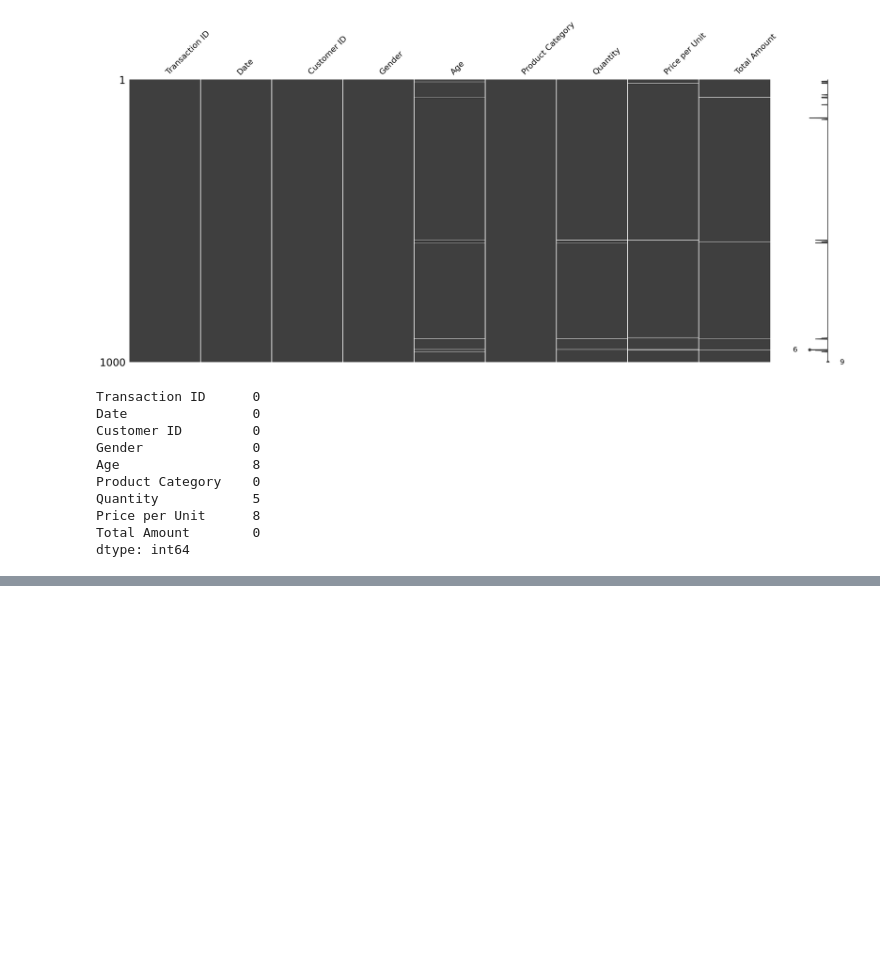
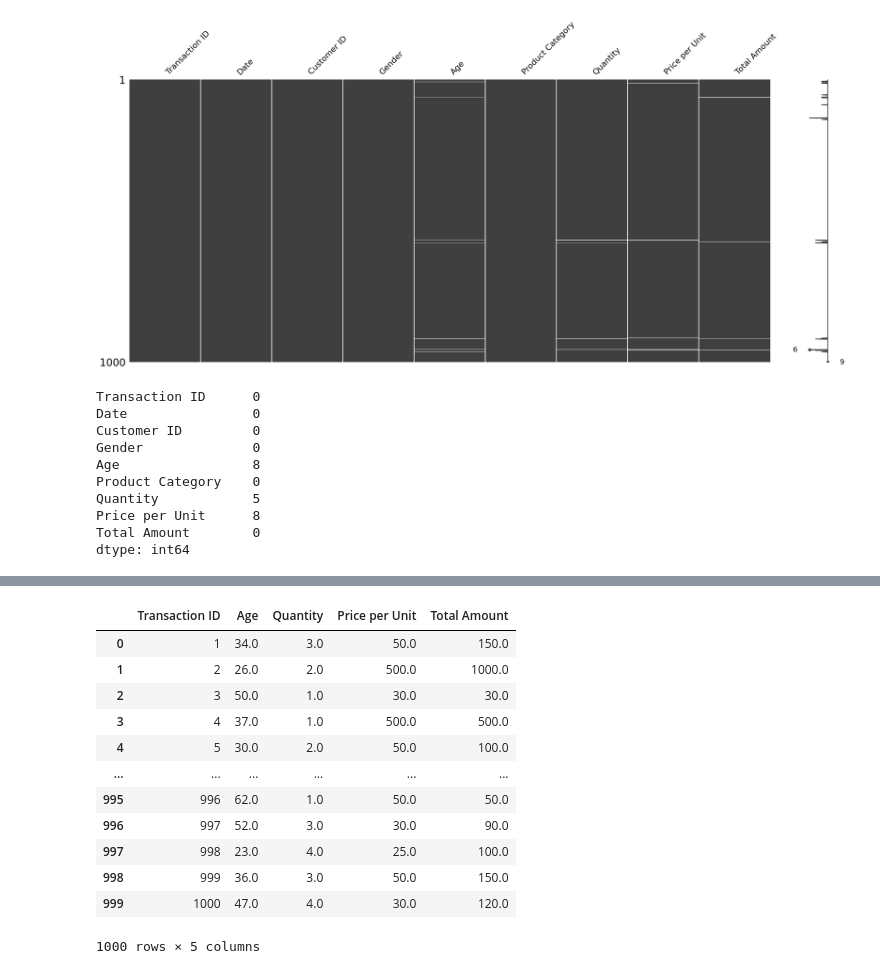
Before and after one commit to mr-prince-yadav/OJT-AI, a Jupyter notebook: Missing Values.IPYNB, the cells around one changed output, grey strips where cells are left out. Cells and saved outputs as stored; diff of their text form; code cells hidden in the pictures; blank space fills up the shorter version.

```diff
--- a/Missing Values.IPYNB
+++ b/Missing Values.IPYNB
@@ -142,0 +219,17 @@ df.isnull().sum()
+# %%
+num_cols=df.select_dtypes(include='number')
+num_cols
+# %% [output]
+|  | Transaction ID | Age | Quantity | Price per Unit | Total Amount |
+| 0 | 1 | 34.0 | 3.0 | 50.0 | 150.0 |
+| 1 | 2 | 26.0 | 2.0 | 500.0 | 1000.0 |
+| 2 | 3 | 50.0 | 1.0 | 30.0 | 30.0 |
+| 3 | 4 | 37.0 | 1.0 | 500.0 | 500.0 |
+| 4 | 5 | 30.0 | 2.0 | 50.0 | 100.0 |
+| ... | ... | ... | ... | ... | ... |
+| 995 | 996 | 62.0 | 1.0 | 50.0 | 50.0 |
+| 996 | 997 | 52.0 | 3.0 | 30.0 | 90.0 |
+| 997 | 998 | 23.0 | 4.0 | 25.0 | 100.0 |
+| 998 | 999 | 36.0 | 3.0 | 50.0 | 150.0 |
+| 999 | 1000 | 47.0 | 4.0 | 30.0 | 120.0 |
+1000 rows × 5 columns
```
Also changed, not shown: parts of 17 cells of this notebook, 1 other file.
